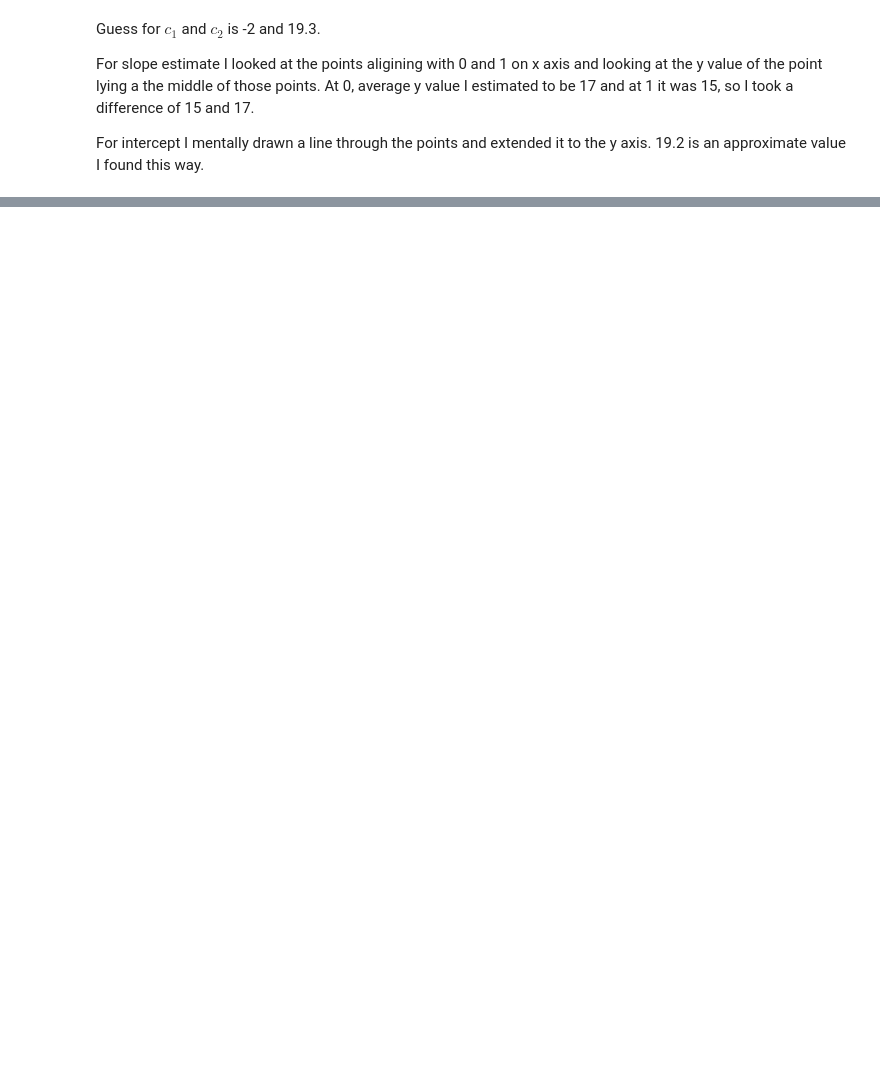
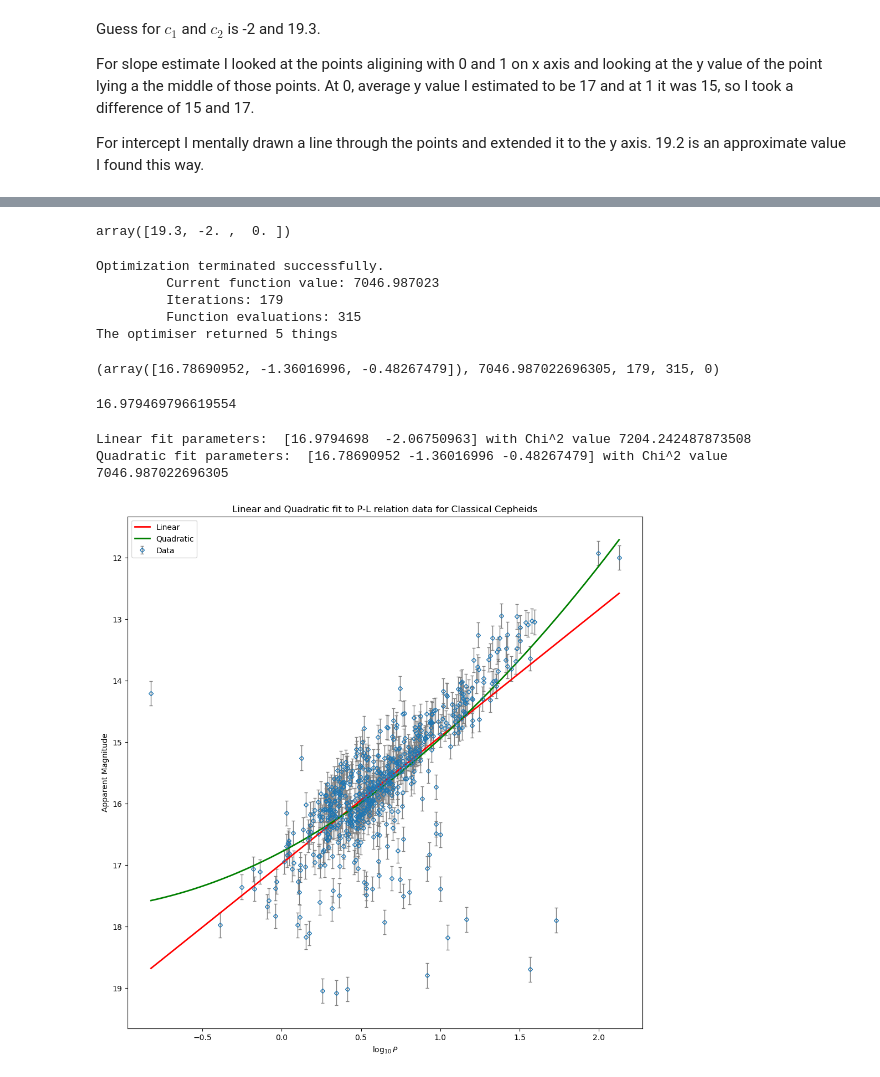
Before and after one commit to DIaDaynaDay/ASTR7907, a Jupyter notebook: Assignment 1 Q1.ipynb, the cells around one changed output, grey strips where cells are left out. Cells and saved outputs as stored; diff of their text form; code cells hidden in the pictures; blank space fills up the shorter version.

```diff
--- a/Assignment 1 Q1.ipynb
+++ b/Assignment 1 Q1.ipynb
@@ -283,0 +115,64 @@ Text(0.5, 1.0, 'P-L relation of Cepheids in LMC')
+# %%
+p_quad = np.append(p, 0)
+p_quad
+# %% [output]
+array([19.3, -2. ,  0. ])
+# %%
+retVals_quad = op.fmin(chisq,                        # The function to minimise
+                  p_quad,                           # The starting guess
+                  args=(x, y, dy),  # The arguments of chisq() after p
+                  full_output=1,                # Return warning flags
+                  disp=1)                       # Print feedback during iterations
+
+print("The optimiser returned {:d} things".format(len(retVals)))
+# %% [output]
+Optimization terminated successfully.
+         Current function value: 7046.987023
+         Iterations: 179
+         Function evaluations: 315
+The optimiser returned 5 things
+# %%
+print(retVals_quad)
+# %% [output]
+(array([16.78690952, -1.36016996, -0.48267479]), 7046.987022696305, 179, 315, 0)
+# %%
+def fit_model(p, x, y):
+    xModel = np.linspace(start=np.min(x),
+                         stop=np.max(x),
+                         num=len(x))
+    yModel = polyN(p)(xModel)
+
+    return xModel,yModel
+# %%
+retVals[0][0]
+# %% [output]
+16.979469796619554
+# %%
+# Access the best-fit polynomial coefficients
+pFit = retVals[0]
+p2Fit = retVals_quad[0]
+
+x_model_lin, y_model_lin = fit_model(pFit,x,y)
+x_model_quad, y_model_quad = fit_model(p2Fit,x,y)
+# %%
+fig = plt.figure()
+fig.set_size_inches([12,12])
+plt.gca().invert_yaxis()
+plt.errorbar(x=x, y=y, yerr=dy, mfc="none",
+            ms=4, fmt="D", ecolor="grey", label="Data",
+            elinewidth=1.0, capsize=2)
+plt.plot(x_model_lin, y_model_lin, color='red', marker="None", mfc="w",
+            mec="g", label='Linear', lw=2.0)
+plt.plot(x_model_quad, y_model_quad, color='green', marker="None", mfc="w",
+            mec="g", label='Quadratic', lw=2.0)
+
+plt.xlabel(r'$\log_{10}P$')
+plt.ylabel('Apparent Magnitude')
+plt.title('Linear and Quadratic fit to P-L relation data for Classical Cepheids')
+plt.legend()
+print('Linear fit parameters: ', pFit, "with Chi^2 value", retVals[1])
+print('Quadratic fit parameters: ', p2Fit, "with Chi^2 value", retVals_quad[1])
+# %% [output]
+Linear fit parameters:  [16.9794698  -2.06750963] with Chi^2 value 7204.242487873508
+Quadratic fit parameters:  [16.78690952 -1.36016996 -0.48267479] with Chi^2 value 7046.987022696305
+[figure, added]
```
Also changed, not shown: parts of 39 cells of this notebook.
